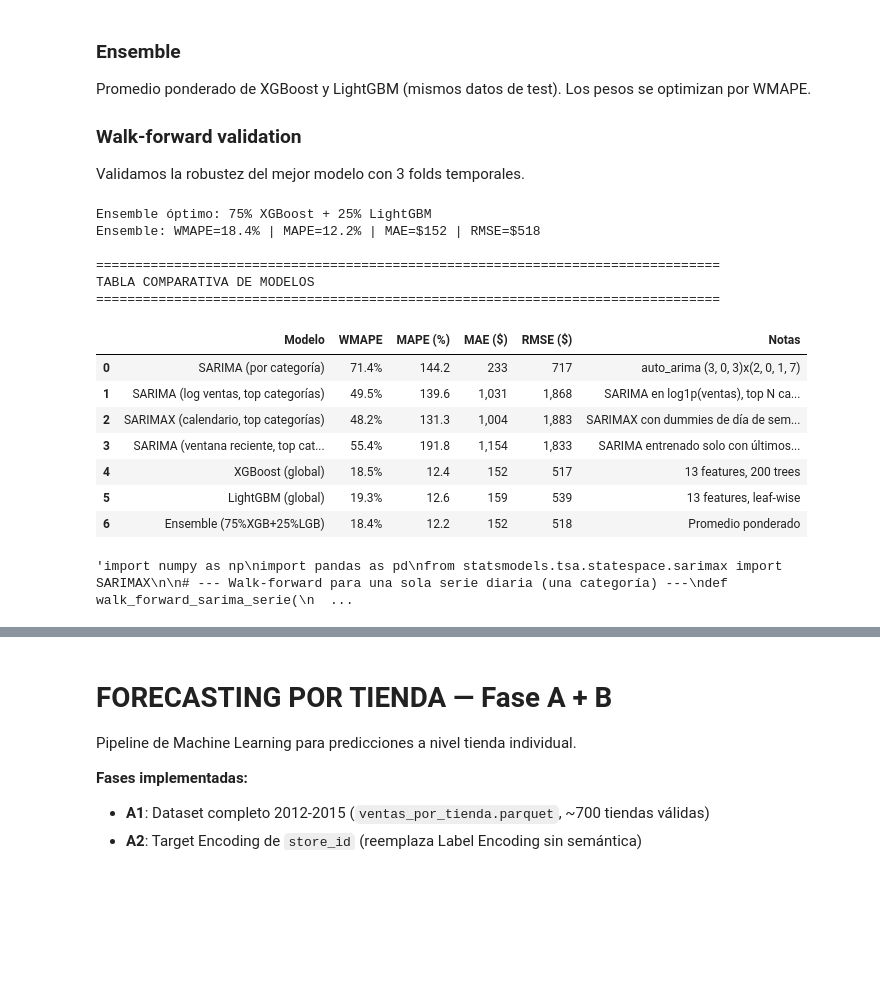
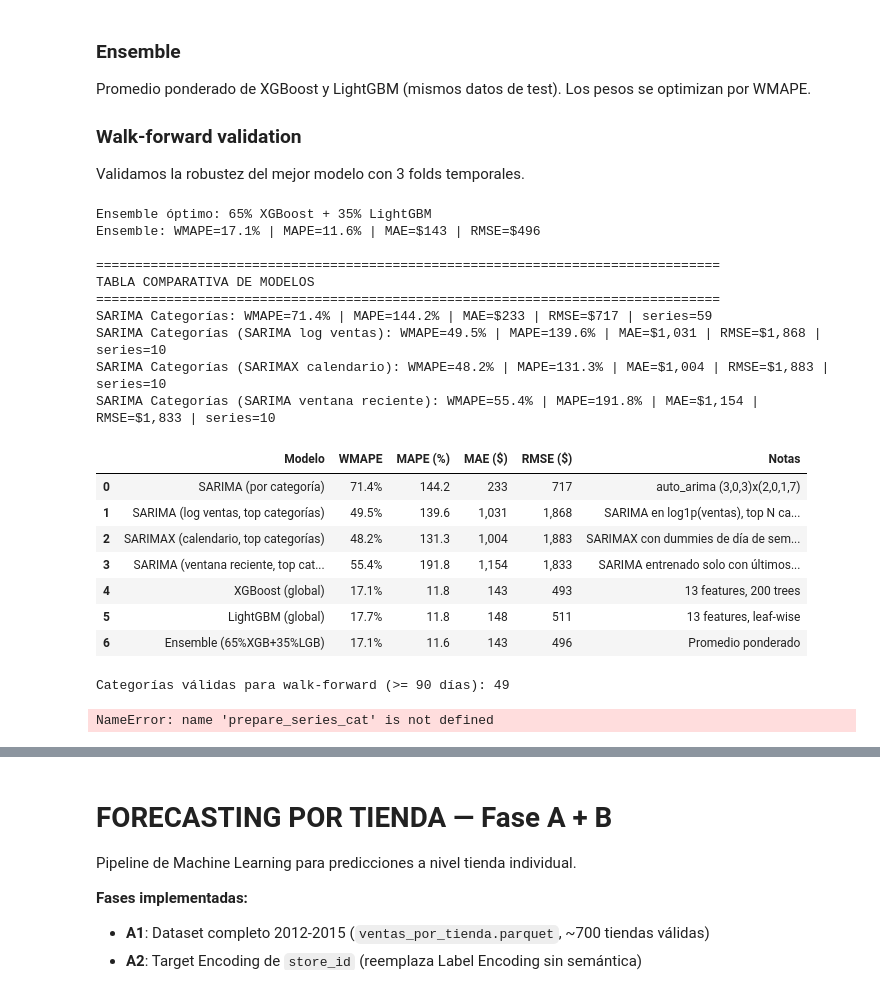
Before and after one commit to agus-chaud/forecasting-demanda-licores, a Jupyter notebook: forecasting-licores.ipynb, the cells around one changed output, grey strips where cells are left out. Saved outputs shown, nothing was run; the diff lists cells and outputs as text; code cells hidden in the pictures; blank space fills up the shorter version.

```diff
--- a/forecasting-licores.ipynb
+++ b/forecasting-licores.ipynb
@@ -409,7 +406,7 @@ Modelos cargados desde: data\modelos_sarima\sarima_models_top4.joblib
   SPICED RUM                          → SARIMA(1, 0, 1)(2, 0, 0, 7) (AIC=11318)
   TEQUILA                             → SARIMA(1, 0, 0)(1, 0, 1, 7) (AIC=10425)
 # %%
-from statsmodels.tsa.statespace.sarimax import SARIMAX
+"""from statsmodels.tsa.statespace.sarimax import SARIMAX
 from joblib import Parallel, delayed
 
 try:
@@ -437,7 +434,7 @@ print(f"Horizonte de predicción: {STEPS_AHEAD} días")
 
 
 def prepare_series_cat(df, group_key, group_col, date_col="fecha", value_col="ventas", all_dates=None):
-    """Reindexa a fechas diarias. fillna(0) para categorías (sin registro = sin venta a nivel estatal)."""
+    ##Reindexa a fechas diarias. fillna(0) para categorías (sin registro = sin venta a nivel estatal).
     g = df[df[group_col] == group_key]
     s = g.set_index(date_col)[value_col]
     if all_dates is None:
@@ -448,7 +445,7 @@ def prepare_series_cat(df, group_key, group_col, date_col="fecha", value_col="ve
 
 def prepare_series_store(df, group_key, group_col, closed_days_by_store,
                          date_col="fecha", value_col="ventas", all_dates=None):
-    """Reindexa a fechas diarias. Excluye días de cierre para tiendas."""
+    ##Reindexa a fechas diarias. Excluye días de cierre para tiendas.
     g = df[df[group_col] == group_key]
     s = g.set_index(date_col)[value_col]
     if all_dates is None:
@@ -462,5 +459,5 @@ def prepare_series_store(df, group_key, group_col, closed_days_by_store,
     s = s.fillna(0)
     # Eliminar NaN restantes (días de cierre)
     s = s.dropna()
-    return s
+    return s """
 # %% [output]
@@ -730,7 +729,7 @@ RMSE: Penaliza más los errores grandes. Misma unidad que la serie.
 import matplotlib.pyplot as plt  # <-- Add this import to fix NameError
 
 def evaluate_sarima(results, label=""):
-    """Evalúa SARIMA con WMAPE, MAPE y MAE."""
+
     all_actual = np.concatenate([r["actual"].values for r in results.values()])
     all_pred = np.concatenate([r["pred"].values for r in results.values()])
     w = wmape(all_actual, all_pred)
@@ -766,7 +763,7 @@ SARIMA Tiendas: WMAPE=2242489976393531374264055170357102164502996316676257931172
 # %%
-eval_sarima_log = evaluate_sarima(results_sarima_log, "Categorías (SARIMA log ventas)")
+"""eval_sarima_log = evaluate_sarima(results_sarima_log, "Categorías (SARIMA log ventas)")
 
 eval_sarimax_cal = evaluate_sarima(results_sarimax_cal, "Categorías (SARIMAX calendario)")
 
-eval_sarima_window = evaluate_sarima(results_sarima_window, "Categorías (SARIMA ventana reciente)")
+eval_sarima_window = evaluate_sarima(results_sarima_window, "Categorías (SARIMA ventana reciente)") """
 # %% [output]
@@ -1001,7 +1038,7 @@ if xgb_path.exists() and lgb_path.exists():
     model_lgb = joblib.load(lgb_path)
     print("Modelos cargados desde caché: XGBoost + LightGBM")
 else:
-    # Entrenar desde cero y guardar
+    raise FileNotFoundError('Faltan modelos globales en `artifacts/modeling/` para llegar a Fase 9. Ejecuta forecasting-licores_respaldo_entrenamiento.ipynb para generarlos.')
     try:
         import xgboost as xgb
     except ModuleNotFoundError:
@@ -1144,47 +1181,69 @@ print("\n" + "=" * 80)
 print("TABLA COMPARATIVA DE MODELOS")
 print("=" * 80)
 
+# Asegurar que las métricas SARIMA existen (pueden haberse calculado en otra sesión)
+try:
+    eval_sarima_cat
+    eval_sarima_log
+    eval_sarimax_cal
+    eval_sarima_window
+except NameError:
+    # Si no existen, pero tenemos los resultados en memoria, las calculamos al vuelo
+    if "results_categoria" in globals():
+        eval_sarima_cat = evaluate_sarima(results_categoria, "Categorías")
+    if "results_sarima_log" in globals():
+        eval_sarima_log = evaluate_sarima(results_sarima_log, "Categorías (SARIMA log ventas)")
+    if "results_sarimax_cal" in globals():
+        eval_sarimax_cal = evaluate_sarima(results_sarimax_cal, "Categorías (SARIMAX calendario)")
+    if "results_sarima_window" in globals():
+        eval_sarima_window = evaluate_sarima(results_sarima_window, "Categorías (SARIMA ventana reciente)")
+
 comparacion = pd.DataFrame([
     {"Modelo": "SARIMA (por categoría)", "WMAPE": f"{eval_sarima_cat['wmape']:.1%}",
      "MAPE (%)": f"{eval_sarima_cat['mape']:.1f}", "MAE ($)": f"{eval_sarima_cat['mae']:,.0f}",
-     "RMSE ($)": f"{eval_sarima_cat['rmse']:,.0f}", "Notas": f"auto_arima {ORDER}x{SEASONAL_ORDER}"},
+     "RMSE ($)": f"{eval_sarima_cat['rmse']:,.0f}", "Notas": "auto_arima (3,0,3)x(2,0,1,7)"},
     {"Modelo": "SARIMA (log ventas, top categorías)", "WMAPE": f"{eval_sarima_log['wmape']:.1%}",
      "MAPE (%)": f"{eval_sarima_log['mape']:.1f}", "MAE ($)": f"{eval_sarima_log['mae']:,.0f}",
      "RMSE ($)": f"{eval_sarima_log['rmse']:,.0f}", "Notas": "SARIMA en log1p(ventas), top N categorías"},
     {"Modelo": "SARIMAX (calendario, top categorías)", "WMAPE": f"{eval_sarimax_cal['wmape']:.1%}",
      "MAPE (%)": f"{eval_sarimax_cal['mape']:.1f}", "MAE ($)": f"{eval_sarimax_cal['mae']:,.0f}",
      "RMSE ($)": f"{eval_sarimax_cal['rmse']:,.0f}", "Notas": "SARIMAX con dummies de día de semana y mes"},
     {"Modelo": "SARIMA (ventana reciente, top categorías)", "WMAPE": f"{eval_sarima_window['wmape']:.1%}",
      "MAPE (%)": f"{eval_sarima_window['mape']:.1f}", "MAE ($)": f"{eval_sarima_window['mae']:,.0f}",
      "RMSE ($)": f"{eval_sarima_window['rmse']:,.0f}", "Notas": "SARIMA entrenado solo con últimos WINDOW_DAYS"},
     {"Modelo": "XGBoost (global)", "WMAPE": f"{eval_xgb['wmape']:.1%}",
      "MAPE (%)": f"{eval_xgb['mape']:.1f}", "MAE ($)": f"{eval_xgb['mae']:,.0f}",
      "RMSE ($)": f"{eval_xgb['rmse']:,.0f}", "Notas": "13 features, 200 trees"},
     {"Modelo": "LightGBM (global)", "WMAPE": f"{eval_lgb['wmape']:.1%}",
      "MAPE (%)": f"{eval_lgb['mape']:.1f}", "MAE ($)": f"{eval_lgb['mae']:,.0f}",
      "RMSE ($)": f"{eval_lgb['rmse']:,.0f}", "Notas": "13 features, leaf-wise"},
     {"Modelo": f"Ensemble ({best_w:.0%}XGB+{1-best_w:.0%}LGB)", "WMAPE": f"{eval_ensemble['wmape']:.1%}",
      "MAPE (%)": f"{eval_ensemble['mape']:.1f}", "MAE ($)": f"{eval_ensemble['mae']:,.0f}",
      "RMSE ($)": f"{eval_ensemble['rmse']:,.0f}", "Notas": "Promedio ponderado"},
 ])
+
 display(comparacion)
 # %% [output]
-Ensemble óptimo: 75% XGBoost + 25% LightGBM
-Ensemble: WMAPE=18.4% | MAPE=12.2% | MAE=$152 | RMSE=$518
+Ensemble óptimo: 65% XGBoost + 35% LightGBM
+Ensemble: WMAPE=17.1% | MAPE=11.6% | MAE=$143 | RMSE=$496
 
 ================================================================================
 TABLA COMPARATIVA DE MODELOS
 ================================================================================
+SARIMA Categorías: WMAPE=71.4% | MAPE=144.2% | MAE=$233 | RMSE=$717 | series=59
+SARIMA Categorías (SARIMA log ventas): WMAPE=49.5% | MAPE=139.6% | MAE=$1,031 | RMSE=$1,868 | series=10
+SARIMA Categorías (SARIMAX calendario): WMAPE=48.2% | MAPE=131.3% | MAE=$1,004 | RMSE=$1,883 | series=10
+SARIMA Categorías (SARIMA ventana reciente): WMAPE=55.4% | MAPE=191.8% | MAE=$1,154 | RMSE=$1,833 | series=10
 |  | Modelo | WMAPE | MAPE (%) | MAE ($) | RMSE ($) | Notas |
-| 0 | SARIMA (por categoría) | 71.4% | 144.2 | 233 | 717 | auto_arima (3, 0, 3)x(2, 0, 1, 7) |
+| 0 | SARIMA (por categoría) | 71.4% | 144.2 | 233 | 717 | auto_arima (3,0,3)x(2,0,1,7) |
 | 1 | SARIMA (log ventas, top categorías) | 49.5% | 139.6 | 1,031 | 1,868 | SARIMA en log1p(ventas), top N ca... |
 | 2 | SARIMAX (calendario, top categorías) | 48.2% | 131.3 | 1,004 | 1,883 | SARIMAX con dummies de día de sem... |
 | 3 | SARIMA (ventana reciente, top cat... | 55.4% | 191.8 | 1,154 | 1,833 | SARIMA entrenado solo con últimos... |
-| 4 | XGBoost (global) | 18.5% | 12.4 | 152 | 517 | 13 features, 200 trees |
-| 5 | LightGBM (global) | 19.3% | 12.6 | 159 | 539 | 13 features, leaf-wise |
-| 6 | Ensemble (75%XGB+25%LGB) | 18.4% | 12.2 | 152 | 518 | Promedio ponderado |
+| 4 | XGBoost (global) | 17.1% | 11.8 | 143 | 493 | 13 features, 200 trees |
+| 5 | LightGBM (global) | 17.7% | 11.8 | 148 | 511 | 13 features, leaf-wise |
+| 6 | Ensemble (65%XGB+35%LGB) | 17.1% | 11.6 | 143 | 496 | Promedio ponderado |
 # %%
-"""import numpy as np
+import numpy as np
 import pandas as pd
 from statsmodels.tsa.statespace.sarimax import SARIMAX
 
@@ -1366,6 +1425,8 @@ def walk_forward_sarima_por_categoria(
         resultados_df = resultados_df.sort_values("wmape_mean")
 
     return resultados_df
+MIN_DAYS = 90
+STEPS_AHEAD = 30
 
 
 # --- Ejecución con tu configuración actual ---
@@ -1377,9 +1438,10 @@ resultados_walkforward_cat = walk_forward_sarima_por_categoria(
     steps_ahead=STEPS_AHEAD,  # 30 días como en tu SARIMA actual
 )
 
-resultados_walkforward_cat.head() """
+resultados_walkforward_cat.head()
 # %% [output]
-'import numpy as np\nimport pandas as pd\nfrom statsmodels.tsa.statespace.sarimax import SARIMAX\n\n# --- Walk-forward para una sola serie diaria (una categoría) ---\ndef walk_forward_sarima_serie(\n  ...
+Categorías válidas para walk-forward (>= 90 días): 49
+NameError: name 'prepare_series_cat' is not defined
 # %%
 import os
 import pickle
```
Also changed, not shown: parts of 26 cells of this notebook, 13 other files.
